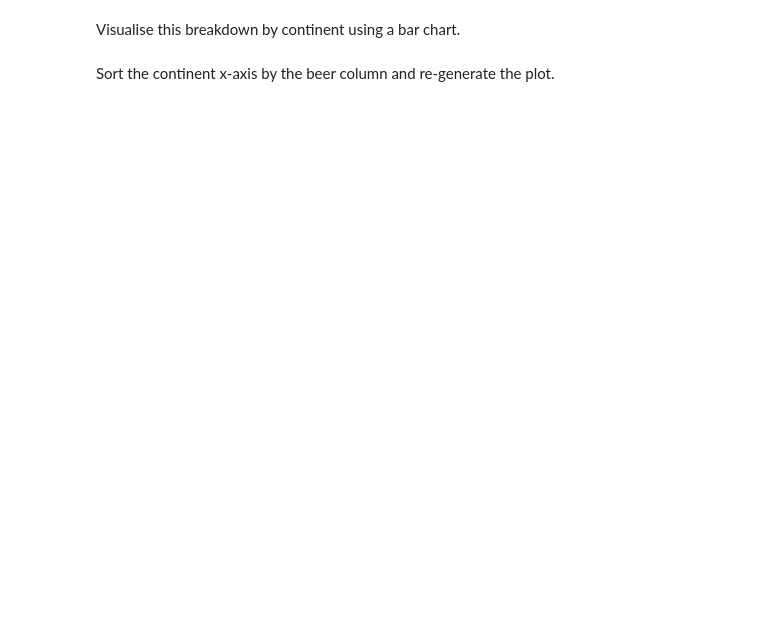
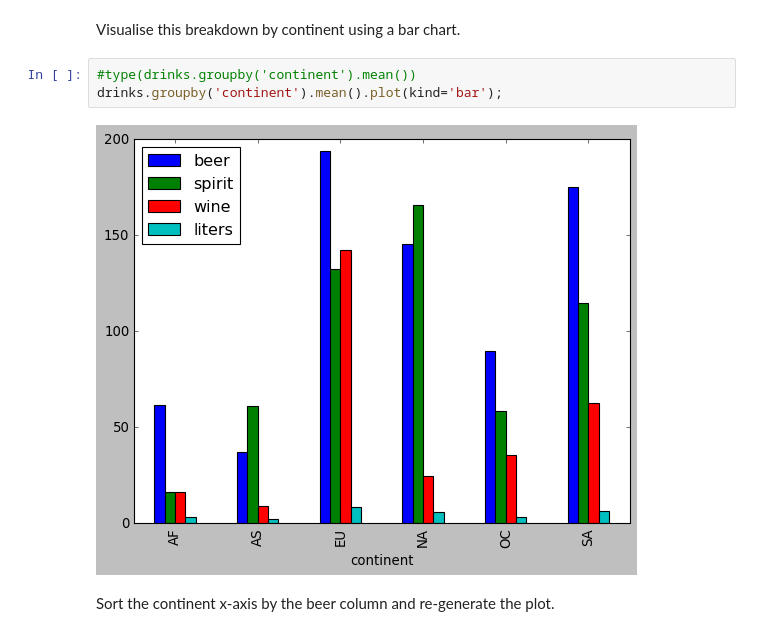
Before and after one commit to ShelyBhogal/data-science, a Jupyter notebook: 05-data-visualization/python-data-viz-lab_NJM_empty.ipynb, the cells around one changed output. Drawn from its saved outputs; the diff is of its cells as text; blank space fills up the shorter version.

```diff
--- a/05-data-visualization/python-data-viz-lab_NJM_empty.ipynb
+++ b/05-data-visualization/python-data-viz-lab_NJM_empty.ipynb
@@ -281,4 +311,9 @@ Calculate the mean alcohol consumption per continent using `groupby` and `mean`.
 # %% [markdown]
 Visualise this breakdown by continent using a bar chart.
+# %%
+#type(drinks.groupby('continent').mean())
+drinks.groupby('continent').mean().plot(kind='bar');
+# %% [output]
+[figure, added]
 # %% [markdown]
 Sort the continent x-axis by the beer column and re-generate the plot.
```
Also changed, not shown: parts of 55 cells of this notebook, 4 other files.
